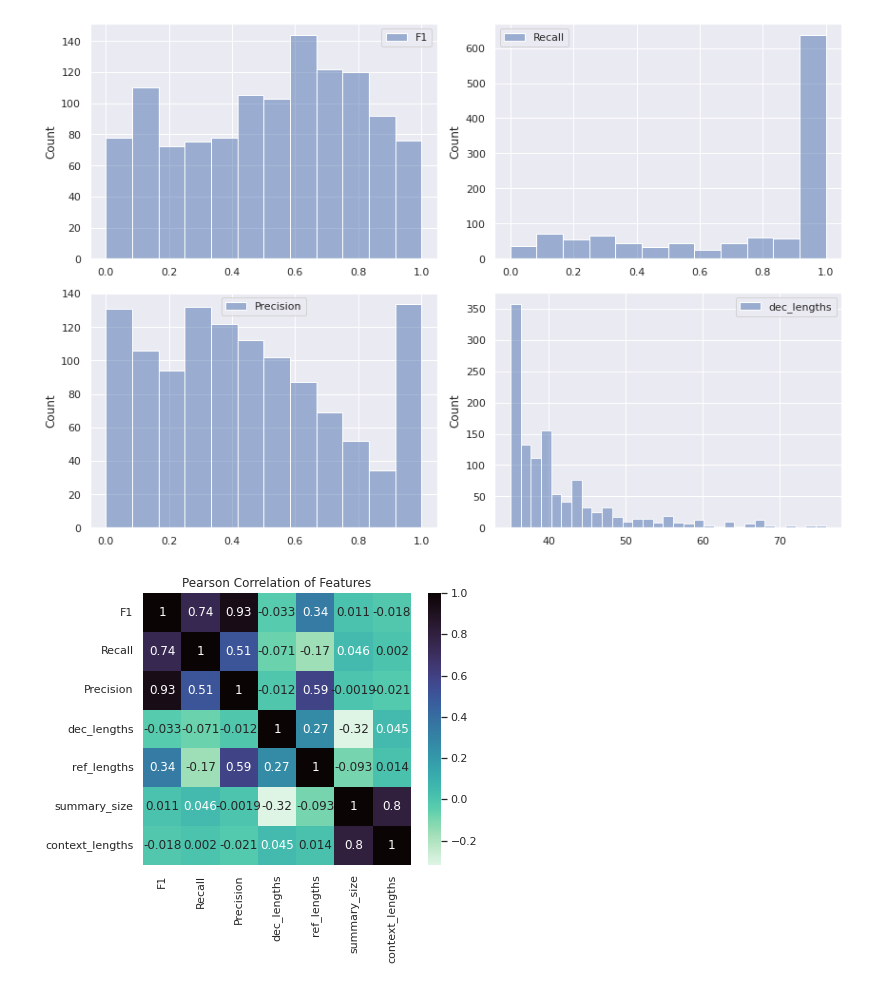
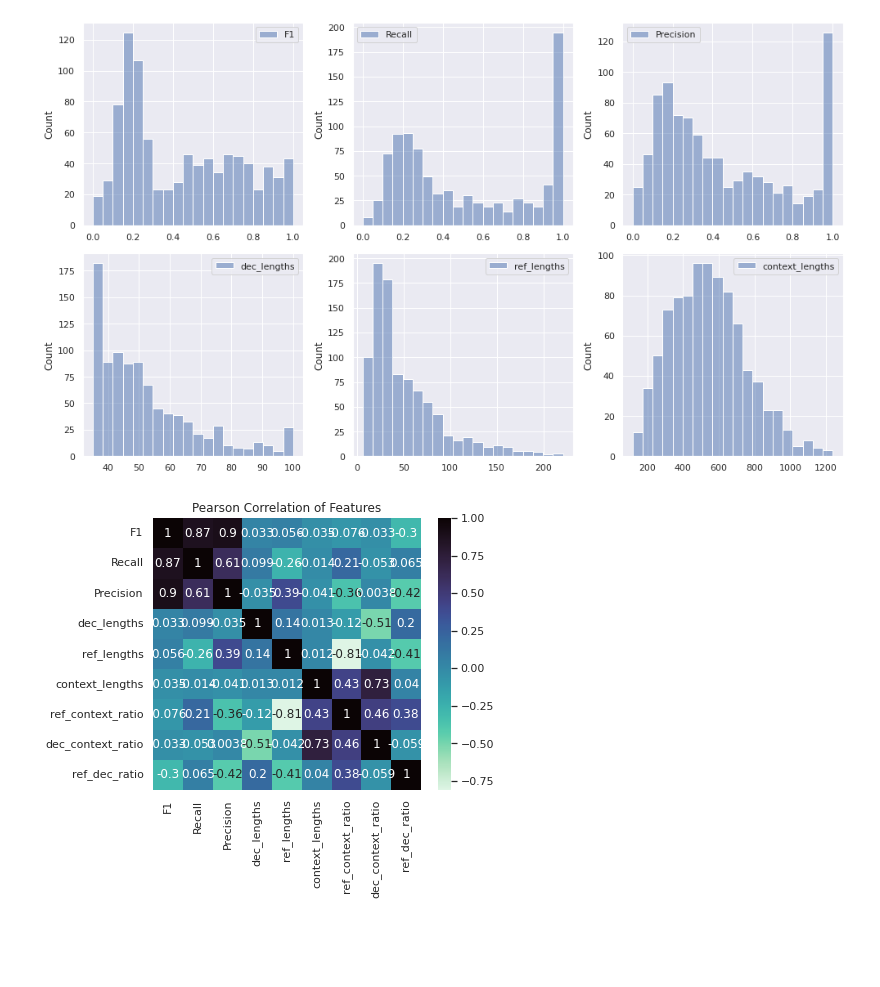
Before and after one commit to Darg-Iztech/pointer_summarizer, a Jupyter notebook: data_util/result_analyzer.ipynb, the cells around one changed output. Drawn from its saved outputs; the diff is of its cells as text; code cells hidden in the pictures; blank space fills up the shorter version.

```diff
--- a/data_util/result_analyzer.ipynb
+++ b/data_util/result_analyzer.ipynb
@@ -14,7 +14,7 @@ sns.set(style='darkgrid')
 # %%
 # Define necessary directory paths for reference text and scores, obtain the file count.
 
-data_name = "movie_quotes"
+data_name = "T50_T50"
 data_path = "decode_" + data_name
 log_name = os.path.join(config.log_root, data_path)
 
@@ -27,7 +27,7 @@ file_count = len(os.listdir(ref_dir))
 # Obtain the score values for ROUGE1 from csv files.
 df = pd.read_csv(os.path.join(scores_dir, 'rouge_1.csv'), usecols=['F1', 'Precision', 'Recall'])
 # %%
-# Get lengths from decaded and reference texts.
+# Get lengths from decoded and reference texts.
 dec_lengths = []
 ref_lengths = []
 context_lengths = []
@@ -41,17 +41,18 @@ for i in range(len(os.listdir(ref_dir))):
     with open(ref_file) as f:
         ref_lengths.append(len(f.read().split()))
 
-    context_dir = '../finished_files/'+data_name+'/input_tokenized_dir/index_'+str(i)+'.txt'
+    context_dir = '../finished_files/data_T50/input_tokenized_dir/index_'+str(i)+'.txt'
     with open(context_dir) as f:
         context_lengths.append(len(f.readline().split()))
-
-
-
 
 
 df['dec_lengths'] = dec_lengths
 df['ref_lengths'] = ref_lengths
 df['context_lengths'] = context_lengths
-df['summary_size'] = (df['context_lengths']-df['dec_lengths'])/df['context_lengths']
+
+df['ref_context_ratio'] = abs(df['context_lengths']-df['ref_lengths'])/df['context_lengths']
+df['dec_context_ratio'] = abs(df['context_lengths']-df['dec_lengths'])/df['context_lengths']
+df['ref_dec_ratio'] = abs(df['dec_lengths']-df['ref_lengths'])/df['ref_lengths']
+
 df
 # %% [output]
@@ -103,20 +87,20 @@ memory usage: 73.4 KB
 # %%
 # Distributions of ROUGE scores and token length.
 
-fig, ax = plt.subplots(2, 2, figsize=(12, 8))
+fig, ax = plt.subplots(2, 3, figsize=(14, 8))
 col=0
 for j in range(len(ax)):
     for i in range(len(ax[j])):
-        sns.histplot(df.iloc[:, [col]], ax= ax[j, i])
+        sns.histplot(df.iloc[:, [col]], ax= ax[j, i], bins=20)
         col+=1
 fig.tight_layout()
 fig.show()
 # %% [output]
-[figure, old version]
+[figure, new version]
 # %%
 plt.figure(figsize=(6,5))
 plt.title('Pearson Correlation of Features')
 sns.heatmap(df.corr(), cmap = 'mako_r', annot = True)
 plt.show()
 # %% [output]
-[figure, old version]
+[figure, new version]
```
Also changed, not shown: parts of 10 cells of this notebook, 5 other files.
